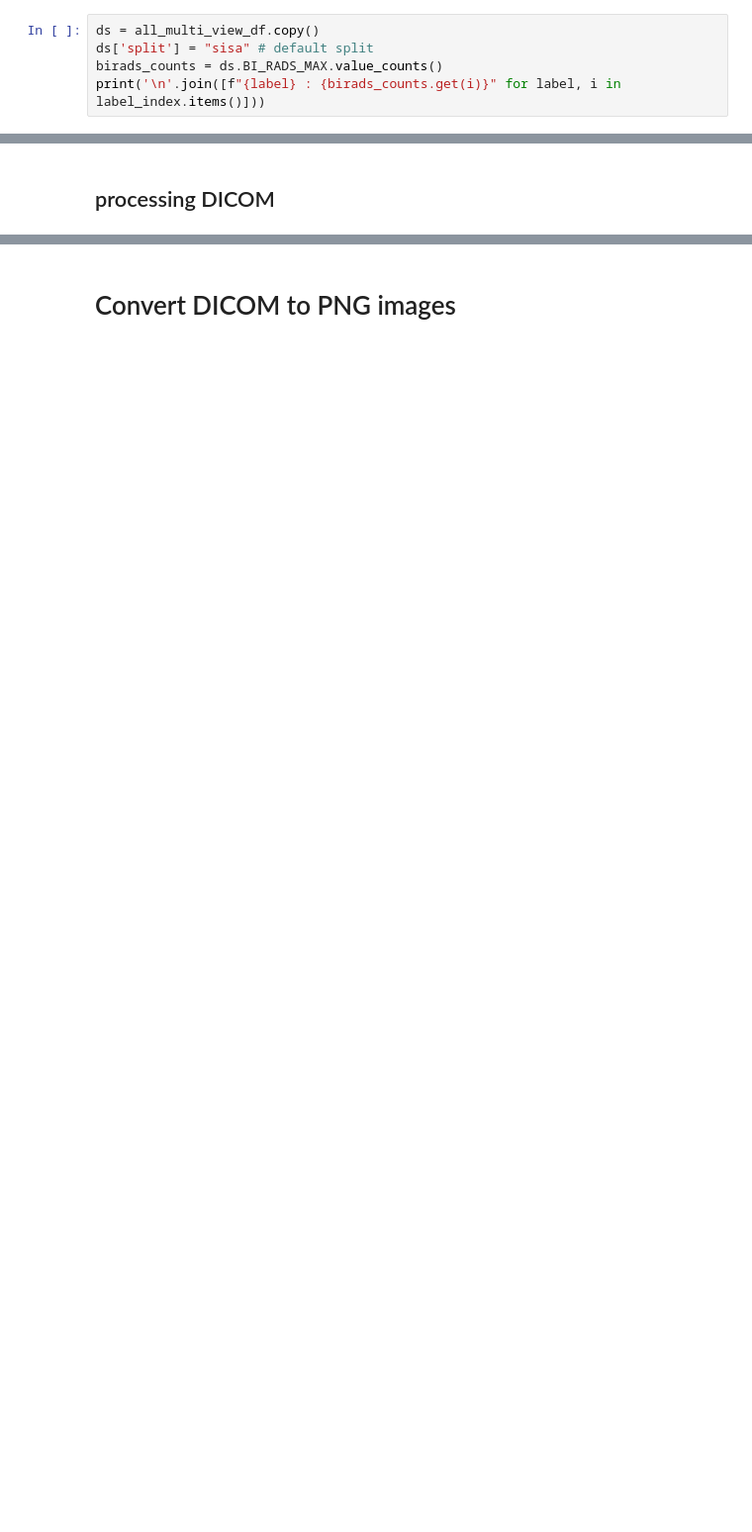
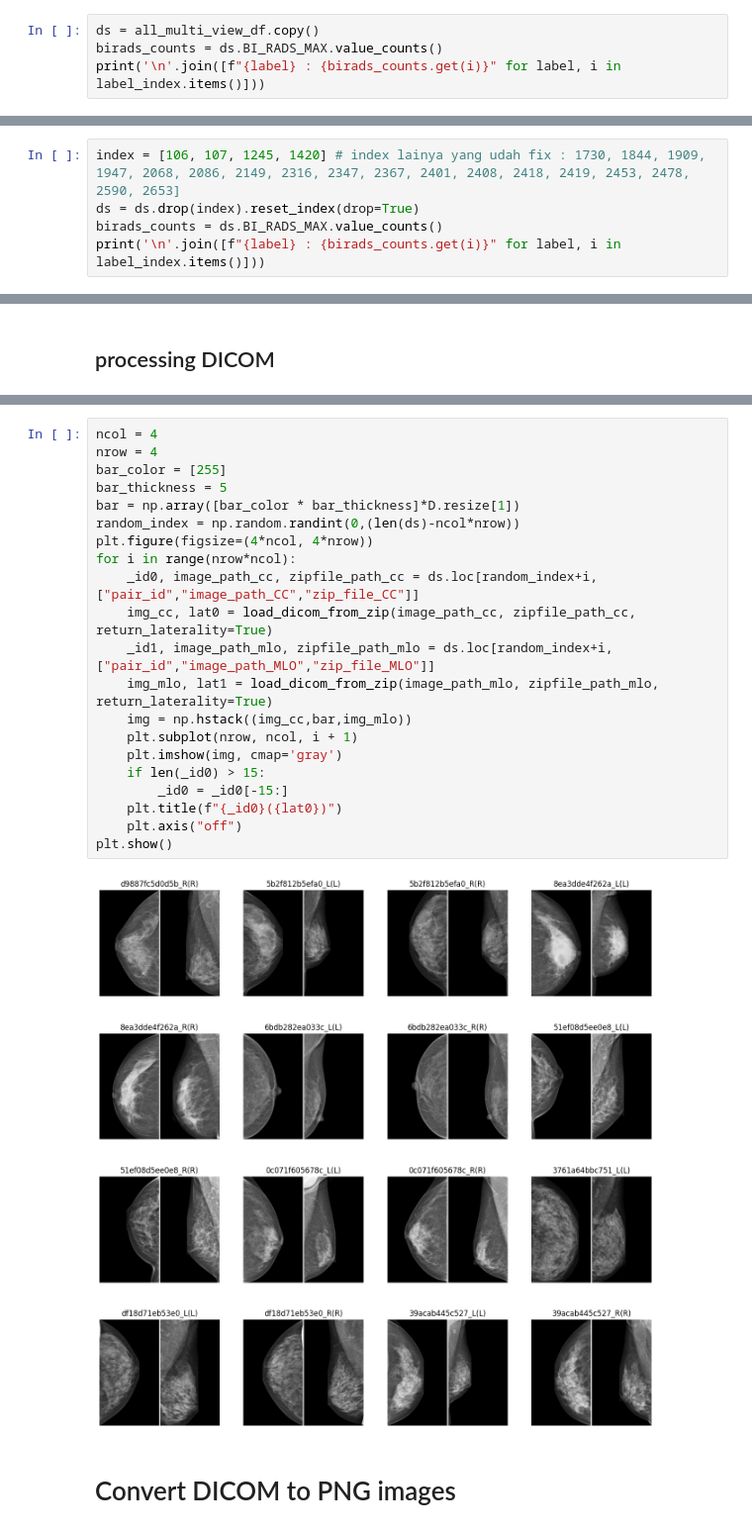
Before and after one commit to yunama47/Klasifikasi-Mammografi, a Jupyter notebook: kaggle_dataset_preprocessing_notebook.ipynb, the cells around one changed output, grey strips where cells are left out. Shown at 99% size. Cells and saved outputs as stored; diff of their text form; blank space fills up the shorter version.

```diff
--- a/kaggle_dataset_preprocessing_notebook.ipynb
+++ b/kaggle_dataset_preprocessing_notebook.ipynb
@@ -97,7 +97,6 @@ seed everything using 27182
 ## Dataset Splitting
 # %%
 ds = all_multi_view_df.copy()
-ds['split'] = "sisa" # default split
 birads_counts = ds.BI_RADS_MAX.value_counts()
 print('\n'.join([f"{label} : {birads_counts.get(i)}" for label, i in label_index.items()]))
 # %% [output]
@@ -107,3 +106,8 @@ BI-RADS 2 : 416
 BI-RADS 3 : 500
 BI-RADS 4 : 974
 BI-RADS 5 : 339
+# %%
+index = [106, 107, 1245, 1420] # index lainya yang udah fix : 1730, 1844, 1909, 1947, 2068, 2086, 2149, 2316, 2347, 2367, 2401, 2408, 2418, 2419, 2453, 2478, 2590, 2653]
+ds = ds.drop(index).reset_index(drop=True)
+birads_counts = ds.BI_RADS_MAX.value_counts()
+print('\n'.join([f"{label} : {birads_counts.get(i)}" for label, i in label_index.items()]))
@@ -463,2 +459,25 @@ def load_dicom_from_zip(image_path, zipfile_path, return_laterality=False):
+# %%
+ncol = 4
+nrow = 4
+bar_color = [255]
+bar_thickness = 5
+bar = np.array([bar_color * bar_thickness]*D.resize[1])
+random_index = np.random.randint(0,(len(ds)-ncol*nrow))
+plt.figure(figsize=(4*ncol, 4*nrow))
+for i in range(nrow*ncol):
+    _id0, image_path_cc, zipfile_path_cc = ds.loc[random_index+i, ["pair_id","image_path_CC","zip_file_CC"]]
+    img_cc, lat0 = load_dicom_from_zip(image_path_cc, zipfile_path_cc, return_laterality=True)
+    _id1, image_path_mlo, zipfile_path_mlo = ds.loc[random_index+i, ["pair_id","image_path_MLO","zip_file_MLO"]]
+    img_mlo, lat1 = load_dicom_from_zip(image_path_mlo, zipfile_path_mlo, return_laterality=True)
+    img = np.hstack((img_cc,bar,img_mlo))
+    plt.subplot(nrow, ncol, i + 1)
+    plt.imshow(img, cmap='gray')
+    if len(_id0) > 15:
+        _id0 = _id0[-15:]
+    plt.title(f"{_id0}({lat0})")
+    plt.axis("off")
+plt.show()
+# %% [output]
+[figure, added]
 # %% [markdown]
 # Convert DICOM to PNG images
```
Also changed, not shown: parts of 20 cells of this notebook.
